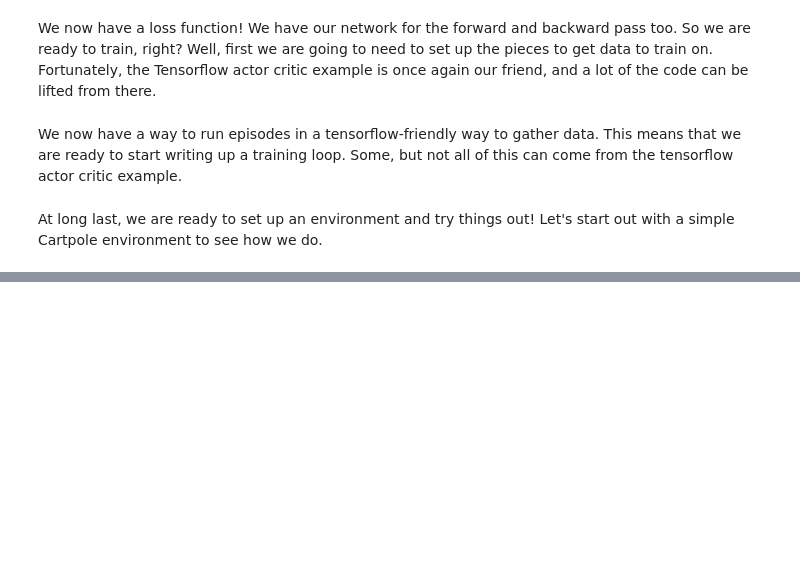
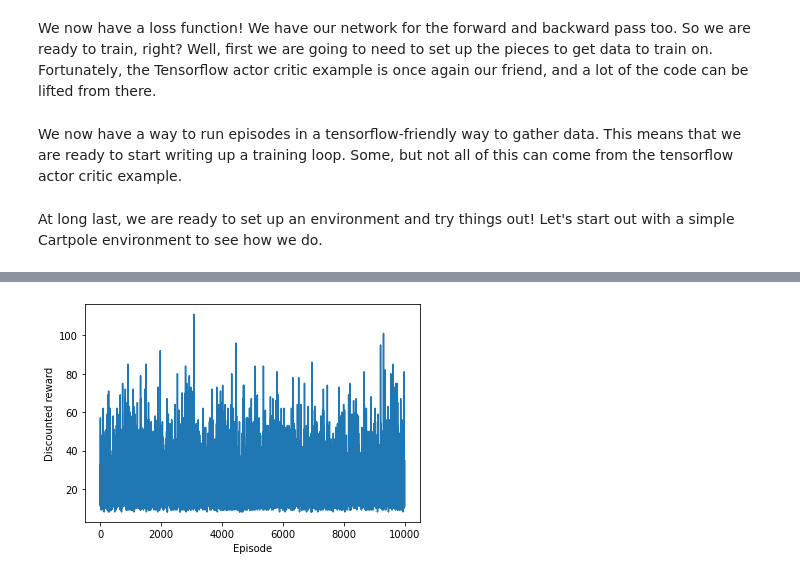
Before and after one commit to gth828r/ppo, a Jupyter notebook: ppo.ipynb, the cells around one changed output, grey strips where cells are left out. Cells and saved outputs as stored; diff of their text form; code cells hidden in the pictures; blank space fills up the shorter version.

```diff
--- a/ppo.ipynb
+++ b/ppo.ipynb
@@ -179,13 +181,15 @@ def tf_env_step(action):
   return tf.numpy_function(env_step, [action],
                            [tf.float32, tf.int32, tf.int32])
 
-def run_episode(initial_state, model, old_model, max_steps):
+def run_episode(env, model, max_steps_per_episode, gamma):
   """Runs a single episode to collect training data."""
+
+  initial_state = tf.constant(env.reset(), dtype=tf.float32)
 
   # Create our actions, values, and rewards as we step through an episode as
   # TesnorArrays which grow dynamically with the length of the episode
+  states = tf.TensorArray(dtype=tf.float32, size=0, dynamic_size=True)
   action_probs = tf.TensorArray(dtype=tf.float32, size=0, dynamic_size=True)
-  old_action_probs = tf.TensorArray(dtype=tf.float32, size=0, dynamic_size=True)
   values = tf.TensorArray(dtype=tf.float32, size=0, dynamic_size=True)
   rewards = tf.TensorArray(dtype=tf.int32, size=0, dynamic_size=True)
 
@@ -202,23 +206,23 @@ def run_episode(initial_state, model, old_model, max_steps):
 
     # Run the model and to get action probabilities and critic value
     action_logits_t, value = model(state)
-    old_action_logits_t, value = old_model(state)
 
     # Sample next action from the action probability distribution
     action = tf.random.categorical(action_logits_t, 1)[0, 0]
     action_probs_t = tf.nn.softmax(action_logits_t)
-    old_action_probs_t = tf.nn.softmax(action_logits_t)
 
     # Store critic values
     values = values.write(t, tf.squeeze(value))
 
     # Store log probability of the action chosen
     action_probs = action_probs.write(t, action_probs_t[0, action])
-    old_action_probs = old_action_probs.write(t, old_action_probs_t[0, action])
 
     # Apply action to the environment to get next state and reward
     state, reward, done = tf_env_step(action)
     state.set_shape(initial_state_shape)
+
+    # Store state
+    states = states.write(t, states)
 
     # Store reward
     rewards = rewards.write(t, reward)
@@ -226,12 +230,16 @@ def run_episode(initial_state, model, old_model, max_steps):
     if tf.cast(done, tf.bool):
       break
 
+  # Convert gathered data into tensors
+  states = states.stack()
   action_probs = action_probs.stack()
-  old_action_probs = old_action_probs.stack()
   values = values.stack()
   rewards = rewards.stack()
 
-  return action_probs, old_action_probs, values, rewards
+  # Get the per-step estimate of the returns for the episode
+  returns = get_expected_returns(rewards, gamma)
+
+  return states, action_probs, values, rewards, returns
 # %% [markdown]
 We now have a way to run episodes in a tensorflow-friendly way to gather data. This means that we are ready to start writing up a training loop. Some, but not all of this can come from the tensorflow actor critic example.
 # %%
@@ -325,6 +334,9 @@ max_steps_per_episode = 1000
 reward_threshold = 195
 running_reward = 0
 
+# Learning rate for optimizer
+_learning_rate = 0.01
+
 # Discount factor for future rewards
 gamma = 0.99
 
@@ -334,44 +346,92 @@ c2 = 0.1
 epsilon = 0.2
 
 # Initialize optimizer
-optimizer = tf.keras.optimizers.Adam(learning_rate=0.01)
+optimizer = tf.keras.optimizers.Adam(learning_rate=_learning_rate)
 
 num_actions = env.action_space.n
-print("Num actions:", num_actions)
 num_hidden_units = 128
 
 model = SimpleActorCritic(num_actions, num_hidden_units)
 old_model = SimpleActorCritic(num_actions, num_hidden_units)
 swap_model_iters = 20
 
+gather_episodes = 10
+num_epochs = 10
+
+# Make sure that the number of training epochs is smaller
+# than the number of time steps gathered. Since we don't have an actual
+# number of timesteps gathered, just make a conservative estimate of 5 steps
+# per episode
+assert(num_epochs <= (gather_episodes * 5))
+
+# FIXME: make this arch dependent
+minibatch_size = 32
+
 # max steps, num actions, selecting a uniform distribution
 prob = float(1) / num_actions
 prev_action_probs = tf.constant(prob, shape=(max_steps_per_episode, num_actions))
 
+episode_rewards = []
+
+
+
+
 with tqdm.trange(max_episodes) as t:
   for i in t:
-    initial_state = tf.constant(env.reset(), dtype=tf.float32)
+    # Gather data over some number of episodes
+    states, action_probs, values, rewards, returns = run_episode(env, model,
+        max_steps_per_episode, gamma)
 
-    episode_reward = int(train_step(
-        initial_state, model, old_model, optimizer, gamma, max_steps_per_episode, c1, c2, epsilon))
+    # Calculate the number of rewards for the episode
+    episode_rewards = tf.math.reduce_sum(rewards)
 
+    # Determine a rough moving average of the episodic reward
     running_reward = episode_reward*0.01 + running_reward*.99
+
+    # Gather some number of episodes before training, but make sure not to
+    # train before we have gathered any data
+    if i % gather_episodes and gather_episodes != 0:
+      # Make a copy of our model for the training process
+      model.save('./tmp.model')
+      old_model = tf.keras.models.load_model('./tmp.model')
+
+      # Flatten our training set
+      states = states.stack()
+      action_probs.stack()
+      values.stack()
+      returns.stack()
+
+      for k in num_epochs:
+        for mb_states, mb_action_probs, mb_values, mb_returns in get_minibatch(states):
+          # Train and update model after we gather enough episodes
+          train_minibatch(mb_states, mb_action_probs, mb_values, mb_returns, model, old_model, optimizer, c1, c2, epsilon))
+
 
     t.set_description(f'Episode {i}')
     t.set_postfix(
         episode_reward=episode_reward, running_reward=running_reward)
 
     # Only update our old model every so often
     if i + 1 % swap_model_iters == 0:
-      model.save('./tmp.model')
-      old_model = tf.keras.models.load_model('./tmp.model')
+
 
     # Show average episode reward every 10 episodes
     if i % 10 == 0:
       pass # print(f'Episode {i}: average reward: {avg_reward}')
 
     if running_reward > reward_threshold:
         break
 
-print(f'\nSolved at episode {i}: average reward: {running_reward:.2f}!')
+    episode_rewards.append(episode_reward)
+
+plt.plot(np.array(episode_rewards))
+plt.xlabel("Episode")
+plt.ylabel("Discounted reward")
+plt.show()
+
+if running_reward > reward_threshold:
+  print(f'\nSolved at episode {i}: average reward: {running_reward:.2f}!')
+else:
+  print(f'\nUnable to solve after {i} episodes. Average reward: {running_reward:.2f}')
 # %% [output]
+[figure, added]
```
Also changed, not shown: parts of 4 cells of this notebook.
